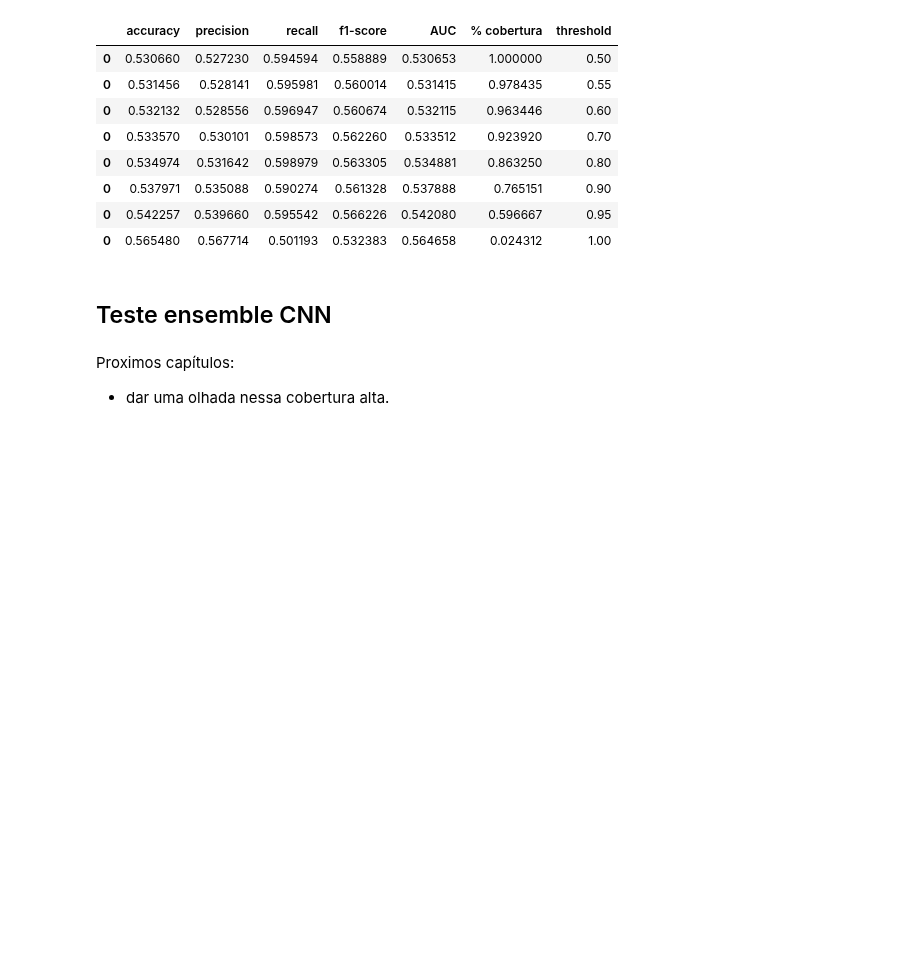
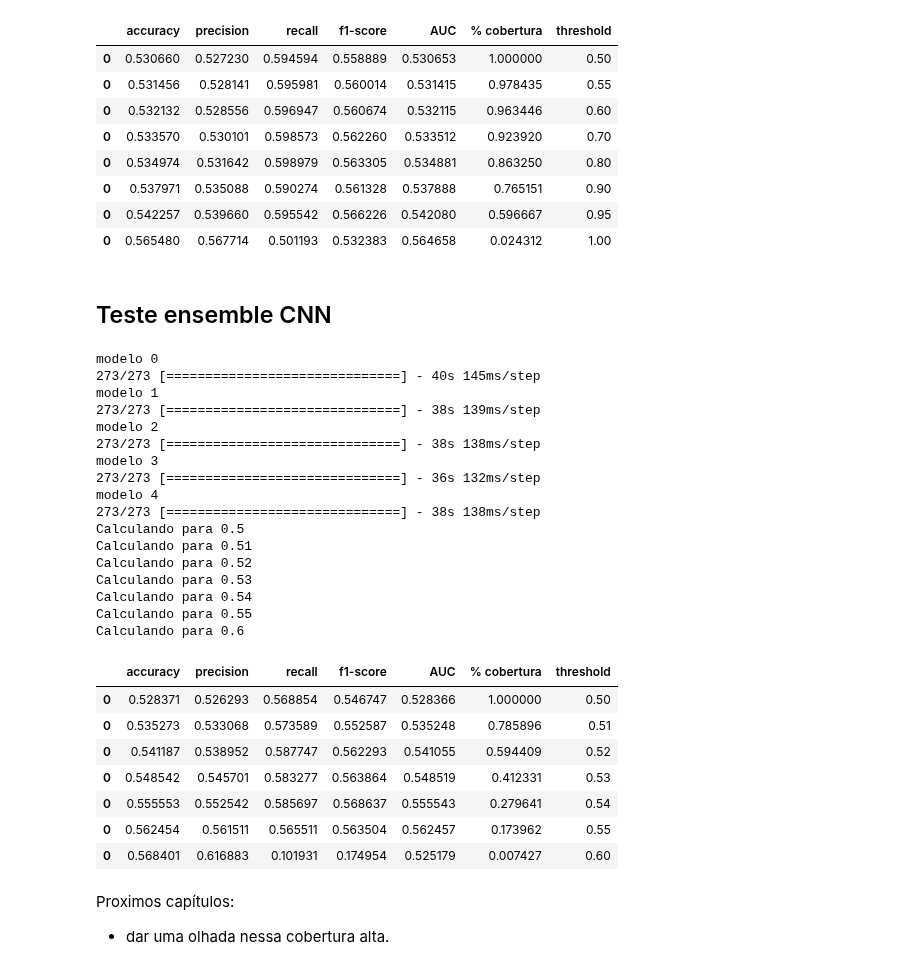
Before and after one commit to lambdavar/Artigo, a Jupyter notebook: Final.ipynb, the cells around one changed output. Saved outputs shown, nothing was run; the diff lists cells and outputs as text; code cells hidden in the pictures; blank space fills up the shorter version.

Commit message:
teste ensemble cnn

```diff
--- a/Final.ipynb
+++ b/Final.ipynb
@@ -395,13 +439,17 @@ def calcula_metricas(y_true, y_pred, threshold):
     n_operacoes = len(y_pred_ensemble)
     cobertura = n_operacoes/n_operacoes_total
 
-    metricas = np.array([accuracy_score(y_true_ensemble, y_pred_ensemble),
-                   precision_score(y_true_ensemble, y_pred_ensemble),
-                   recall_score(y_true_ensemble, y_pred_ensemble),
-                   f1_score(y_true_ensemble, y_pred_ensemble),
-                   roc_auc_score(y_true_ensemble, y_pred_ensemble)
-                  ])
-    metricas = pd.DataFrame(metricas.reshape((1, 5)), columns=["accuracy", "precision", "recall", "f1-score", "AUC"])
+    if n_operacoes > 1:
+        metricas = np.array([accuracy_score(y_true_ensemble, y_pred_ensemble),
+                       precision_score(y_true_ensemble, y_pred_ensemble),
+                       recall_score(y_true_ensemble, y_pred_ensemble),
+                       f1_score(y_true_ensemble, y_pred_ensemble),
+                       roc_auc_score(y_true_ensemble, y_pred_ensemble)
+                      ])
+        metricas = pd.DataFrame(metricas.reshape((1, 5)), columns=["accuracy", "precision", "recall", "f1-score", "AUC"])
+    else:
+        metricas = pd.DataFrame(columns=["accuracy", "precision", "recall", "f1-score", "AUC"])
+
     metricas["% cobertura"] = cobertura
     metricas["threshold"] = threshold
 
@@ -460,7 +484,7 @@ thresholds = [0.5, 0.55, 0.6, 0.7, 0.8, 0.9, 0.95, 1]
 # calcula metricas
 for threshold in thresholds:
     print(f"Calculando para {threshold}")
-    metricas = pd.concat([metricas_CNN_hinge, calcula_metricas(y_true, y_pred, threshold)], axis = 0)
+    metricas_CNN_hinge = pd.concat([metricas_CNN_hinge, calcula_metricas(y_true, y_pred, threshold)], axis = 0)
 metricas_CNN_hinge
 # %% [output]
 Calculando para 0.5
@@ -485,22 +509,51 @@ Calculando para 1
 # %%
 # pega predições CNN
 y_pred = pd.DataFrame()
 i = 0
 for i in range(n_modelos):
     model = keras.models.load_model(f"./modelos/modelo CNN {i}")
     print(f"modelo {i}")
     y_pred[f"modelo {i}"] = model.predict(test_data).ravel().tolist()
 y_pred
 
+# transforma y_pred em range entre -1 e 1. Pra fazer ficar entre 0 e 1 é y_pred = (y_pred+1)/2
+y_pred = y_pred*2-1
+
 # cria df onde iremos unir todas as metricas
 metricas_CNN = pd.DataFrame()
-thresholds = [0.5, 0.55, 0.6, 0.7, 0.8, 0.9, 0.95, 1]
+thresholds = [0.5, 0.51, 0.52, 0.53, 0.54, 0.55, 0.6]#, 0.7, 0.8, 0.9, 0.95, 1]
 
 # calcula metricas
 for threshold in thresholds:
     print(f"Calculando para {threshold}")
-    metricas = pd.concat([metricas_CNN, calcula_metricas(y_true, y_pred, threshold)], axis = 0)
+    metricas_CNN = pd.concat([metricas_CNN, calcula_metricas(y_true, y_pred, threshold)], axis = 0)
 metricas_CNN
+# %% [output]
+modelo 0
+273/273 [==============================] - 40s 145ms/step
+modelo 1
+273/273 [==============================] - 38s 139ms/step
+modelo 2
+273/273 [==============================] - 38s 138ms/step
+modelo 3
+273/273 [==============================] - 36s 132ms/step
+modelo 4
+273/273 [==============================] - 38s 138ms/step
+Calculando para 0.5
+Calculando para 0.51
+Calculando para 0.52
+Calculando para 0.53
+Calculando para 0.54
+Calculando para 0.55
+Calculando para 0.6
+|  | accuracy | precision | recall | f1-score | AUC | % cobertura | threshold |
+| 0 | 0.528371 | 0.526293 | 0.568854 | 0.546747 | 0.528366 | 1.000000 | 0.50 |
+| 0 | 0.535273 | 0.533068 | 0.573589 | 0.552587 | 0.535248 | 0.785896 | 0.51 |
+| 0 | 0.541187 | 0.538952 | 0.587747 | 0.562293 | 0.541055 | 0.594409 | 0.52 |
+| 0 | 0.548542 | 0.545701 | 0.583277 | 0.563864 | 0.548519 | 0.412331 | 0.53 |
+| 0 | 0.555553 | 0.552542 | 0.585697 | 0.568637 | 0.555543 | 0.279641 | 0.54 |
+| 0 | 0.562454 | 0.561511 | 0.565511 | 0.563504 | 0.562457 | 0.173962 | 0.55 |
+| 0 | 0.568401 | 0.616883 | 0.101931 | 0.174954 | 0.525179 | 0.007427 | 0.60 |
 # %% [markdown]
 Proximos capítulos:
 - dar uma olhada nessa cobertura alta.
```
Also changed, not shown: parts of 8 cells of this notebook.
